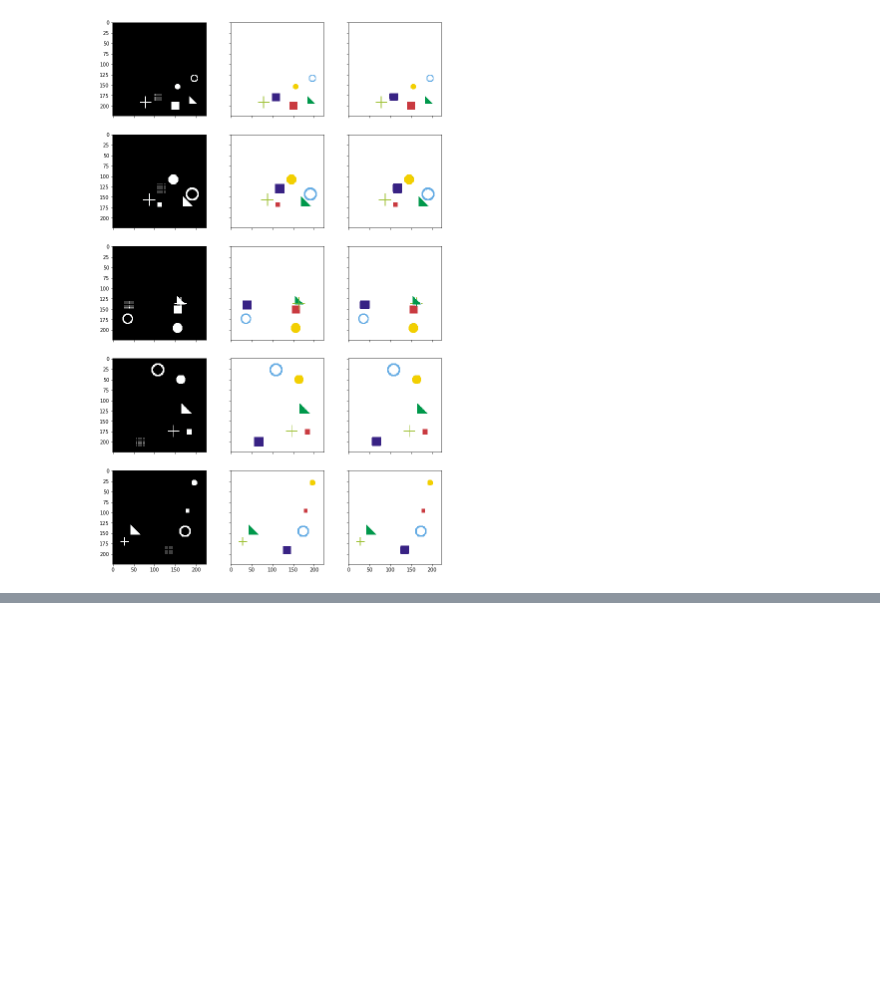
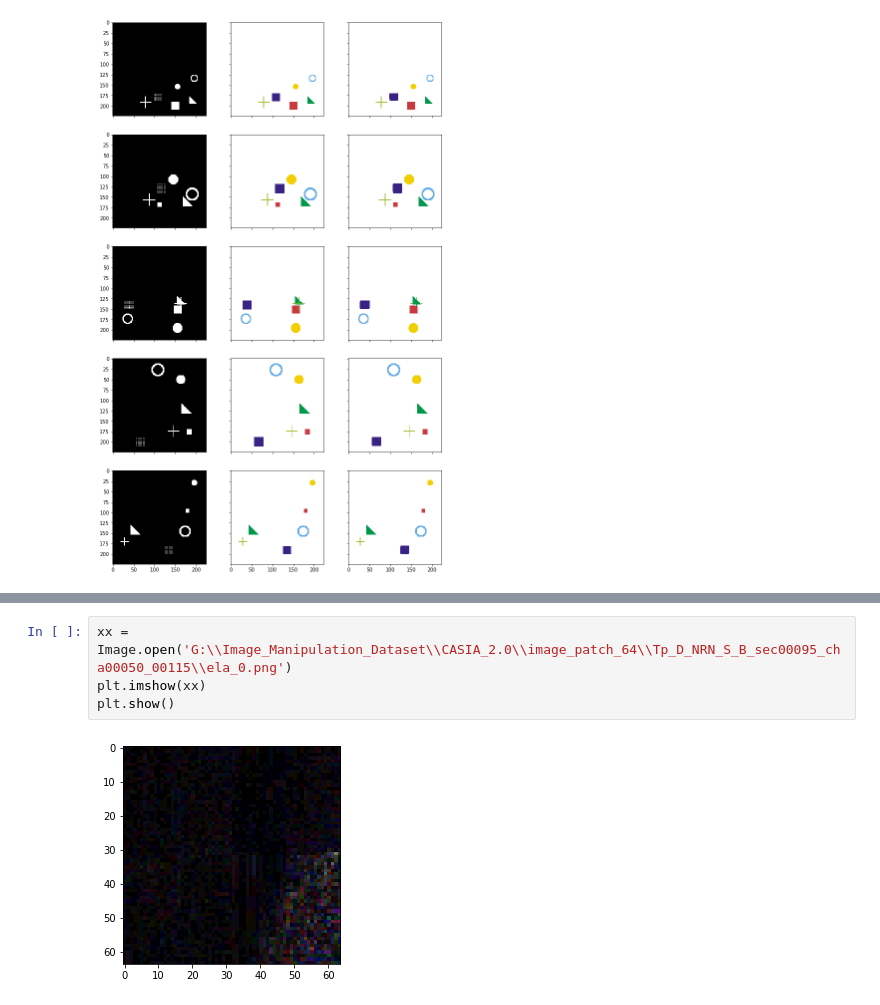
Before and after one commit to sowmen/imanip_main, a Jupyter notebook: scratchpad.ipynb, the cells around one changed output, grey strips where cells are left out. Cells and saved outputs as stored; diff of their text form; blank space fills up the shorter version.

```diff
--- a/scratchpad.ipynb
+++ b/scratchpad.ipynb
@@ -998,0 +1047,6 @@ torch.Size([1, 1])
+# %%
+xx = Image.open('G:\\Image_Manipulation_Dataset\\CASIA_2.0\\image_patch_64\\Tp_D_NRN_S_B_sec00095_cha00050_00115\\ela_0.png')
+plt.imshow(xx)
+plt.show()
+# %% [output]
+[figure, added]
```
Also changed, not shown: parts of 18 cells of this notebook, 5 other files.
